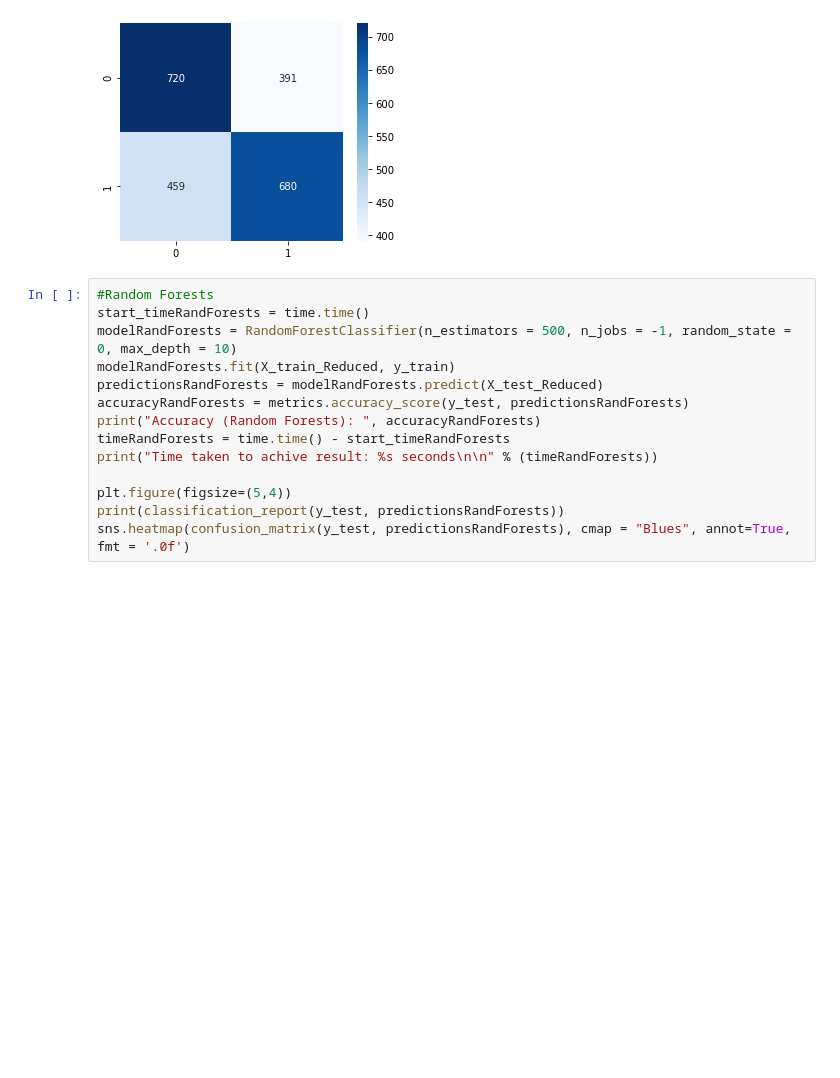
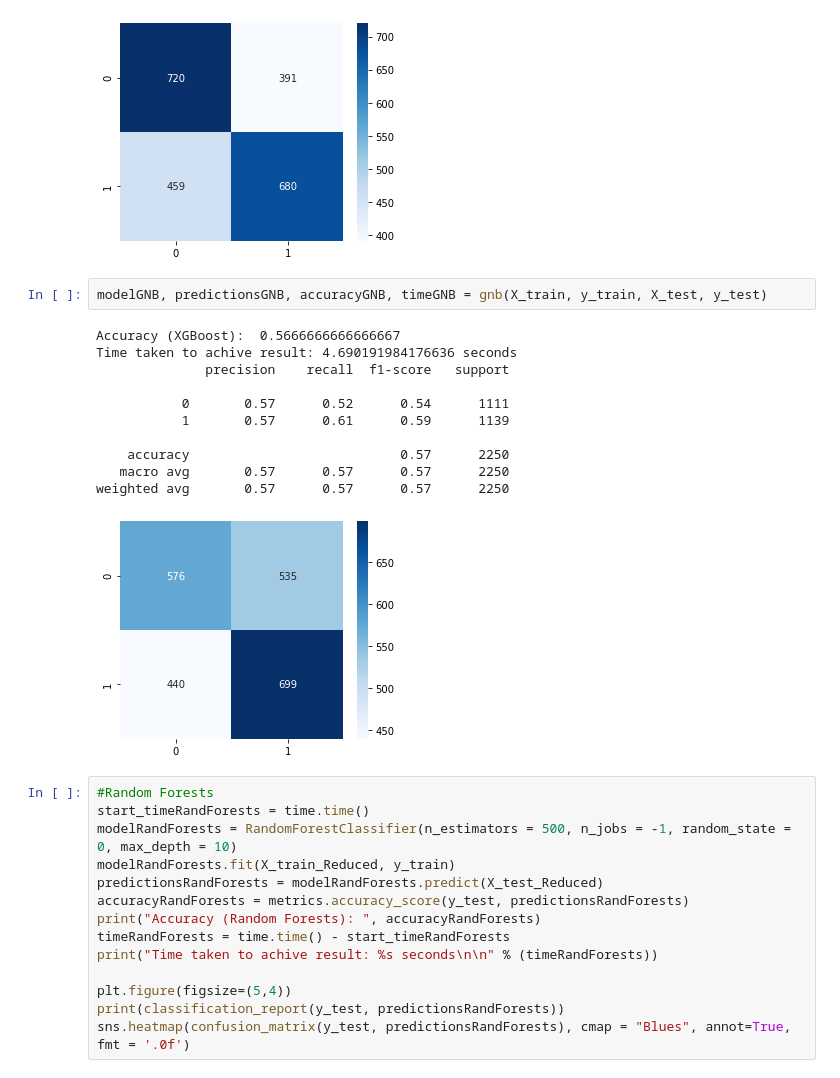
Before and after one commit to appeldaniel1998/Data-Visualization-Final-Project, a Jupyter notebook: Cats vs. Dogs.ipynb, the cells around one changed output. Saved outputs shown, nothing was run; the diff lists cells and outputs as text; blank space fills up the shorter version.

```diff
--- a/Cats vs. Dogs.ipynb
+++ b/Cats vs. Dogs.ipynb
@@ -922,6 +956,20 @@ Time taken to achive result: 0.9184842109680176 seconds
 weighted avg       0.62      0.62      0.62      2250
 <AxesSubplot:>
 [figure]
+# %%
+modelGNB, predictionsGNB, accuracyGNB, timeGNB = gnb(X_train, y_train, X_test, y_test)
+# %% [output]
+Accuracy (XGBoost):  0.5666666666666667
+Time taken to achive result: 4.690191984176636 seconds
+              precision    recall  f1-score   support
+
+           0       0.57      0.52      0.54      1111
+           1       0.57      0.61      0.59      1139
+
+    accuracy                           0.57      2250
+   macro avg       0.57      0.57      0.57      2250
+weighted avg       0.57      0.57      0.57      2250
+[figure, added]
 # %%
 #Random Forests
 start_timeRandForests = time.time()
```
Also changed, not shown: parts of 6 cells of this notebook.
